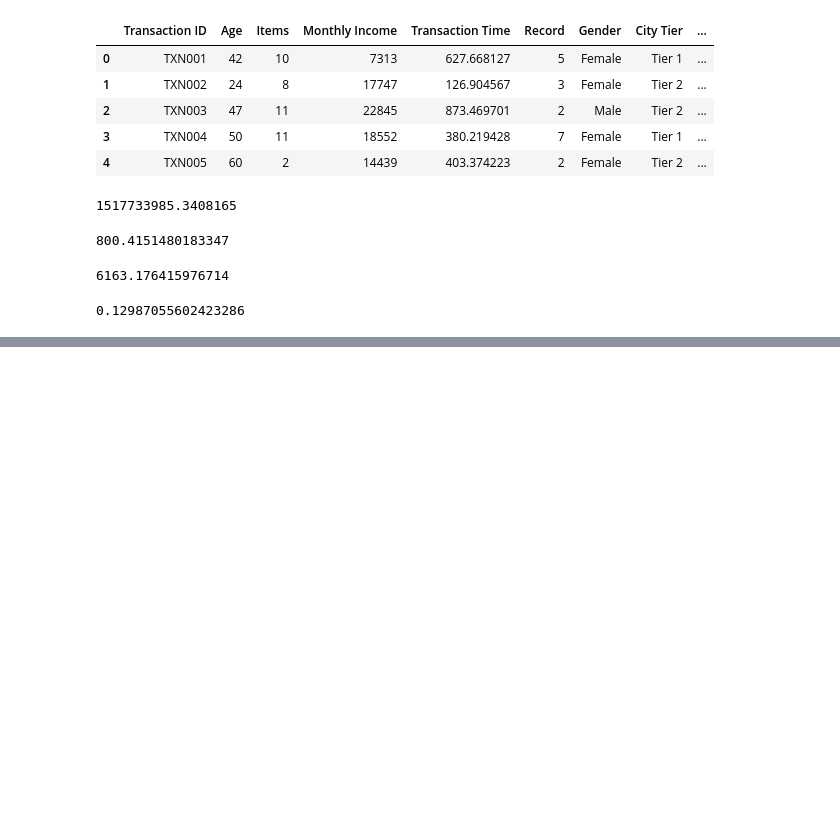
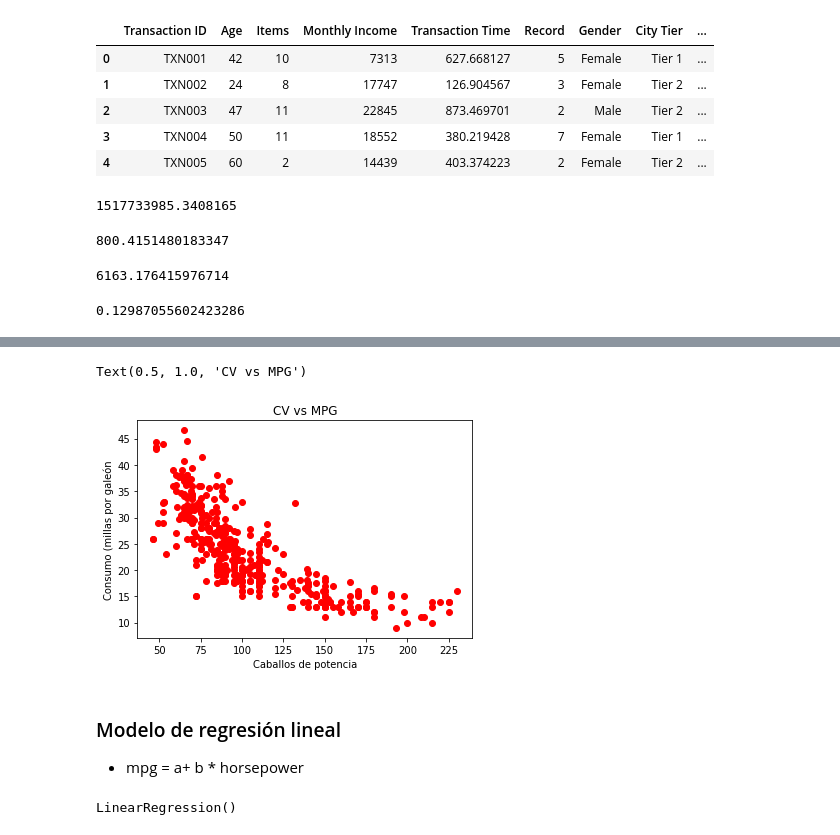
Before and after one commit to ledelaespriella/learning-python-ml, a Jupyter notebook: notebooks-practica/Tema 4 - 5 LinearRegression .ipynb, the cells around one changed output, grey strips where cells are left out. Drawn from its saved outputs; the diff is of its cells as text; code cells hidden in the pictures; blank space fills up the shorter version.

```diff
--- a/notebooks-practica/Tema 4 - 5 LinearRegression .ipynb
+++ b/notebooks-practica/Tema 4 - 5 LinearRegression .ipynb
@@ -151,0 +254,7 @@ error
+# %%
+mainpath="/Volumes/Developer/Study/Udemy/Machine Learning/python-ml-course/datasets"
+filename="auto/auto-mpg.csv"
+path= os.path.join(mainpath, filename)
+# %%
+data_auto= pd.read_csv(path)
+data_auto.head()
@@ -151,0 +286,15 @@ error
+# %%
+%matplotlib inline
+data_auto['mpg'] = data_auto['mpg'].dropna()
+data_auto['horsepower'] = data_auto['horsepower'].dropna()
+plt.plot(data_auto['horsepower'], data_auto['mpg'], 'ro')
+plt.xlabel("Caballos de potencia")
+plt.ylabel("Consumo (millas por galeón")
+plt.title("CV vs MPG")
+# %% [output]
+Text(0.5, 1.0, 'CV vs MPG')
+[figure, added]
+# %% [markdown]
+### Modelo de regresión lineal
+
+* mpg = a+ b * horsepower
@@ -151,0 +305,5 @@ error
+# %%
+lm = LinearRegression()
+lm.fit(X_data,Y)
+# %% [output]
+LinearRegression()
```
Also changed, not shown: parts of 44 cells of this notebook.
